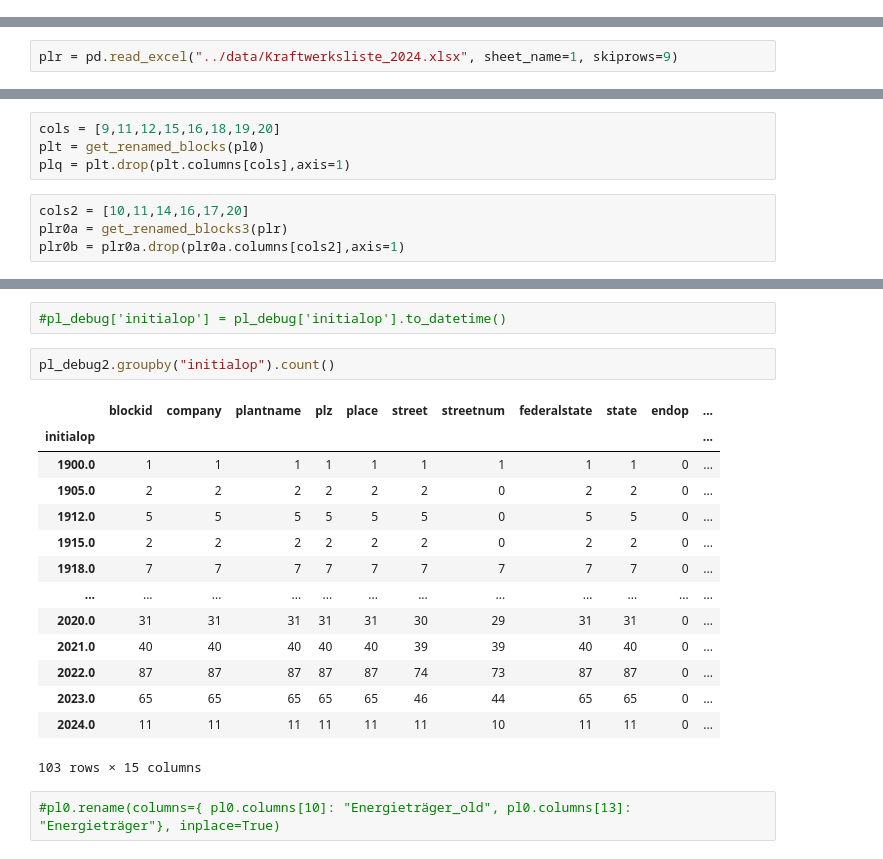
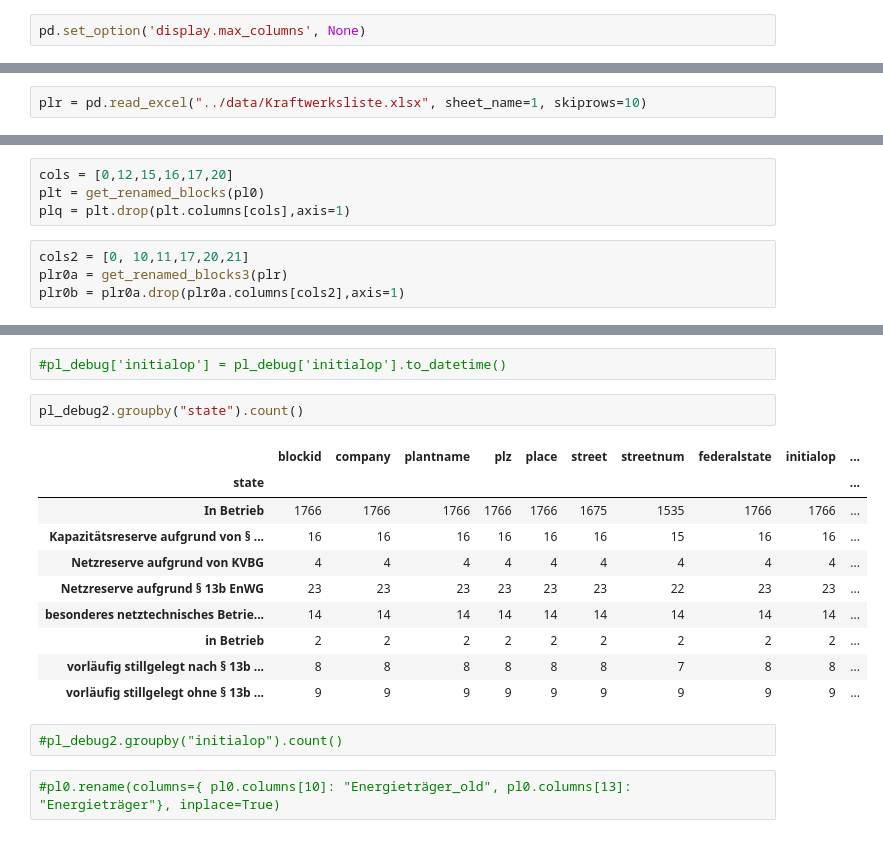
Before and after one commit to sidietz/plantwatch-data, a Jupyter notebook: basic/toblocks-v3.ipynb, the cells around one changed output, grey strips where cells are left out. Drawn from its saved outputs; the diff is of its cells as text.

Commit message:
update to SMARD data 2024

```diff
--- a/basic/toblocks-v3.ipynb
+++ b/basic/toblocks-v3.ipynb
@@ -5,6 +5,8 @@ import numpy as np
 from pandas.api.types import CategoricalDtype
 import re
 from helpers import get_renamed_blocks, get_renamed_blocks3
+# %%
+pd.set_option('display.max_columns', None)
 # %%
 pd.options.mode.chained_assignment = None  # default='warn'
 # %%
@@ -16,4 +19,4 @@ ACTIVE_STATES = ['in Betrieb', 'Kapazitätsreserve', 'Netzreserve', 'Strommarktr
 ENERGIES = ["Kernenergie", "Braunkohle", "Steinkohle", "Erdgas", "Mineralölprodukte", "Abfall", "Biomasse", ""]
 # %%
-plr = pd.read_excel("../data/Kraftwerksliste_2024.xlsx", sheet_name=1, skiprows=9)
+plr = pd.read_excel("../data/Kraftwerksliste.xlsx", sheet_name=1, skiprows=10)
 # %%
@@ -68,9 +71,9 @@ list(plr_bak)
 # %%
-cols = [9,11,12,15,16,18,19,20]
+cols = [0,12,15,16,17,20]
 plt = get_renamed_blocks(pl0)
 plq = plt.drop(plt.columns[cols],axis=1)
 # %%
-cols2 = [10,11,14,16,17,20]
+cols2 = [0, 10,11,17,20,21]
 plr0a = get_renamed_blocks3(plr)
 plr0b = plr0a.drop(plr0a.columns[cols2],axis=1)
 # %%
@@ -204,22 +211,20 @@ pl_debug2['initialop'] = pd.DatetimeIndex(pl_debug2.initialop).year
 # %%
 #pl_debug['initialop'] = pl_debug['initialop'].to_datetime()
 # %%
-pl_debug2.groupby("initialop").count()
+pl_debug2.groupby("state").count()
 # %% [output]
-|  | blockid | company | plantname | plz | place | street | streetnum | federalstate | state | endop | ... |
-| initialop |  |  |  |  |  |  |  |  |  |  | ... |
-| 1900.0 | 1 | 1 | 1 | 1 | 1 | 1 | 1 | 1 | 1 | 0 | ... |
-| 1905.0 | 2 | 2 | 2 | 2 | 2 | 2 | 0 | 2 | 2 | 0 | ... |
-| 1912.0 | 5 | 5 | 5 | 5 | 5 | 5 | 0 | 5 | 5 | 0 | ... |
-| 1915.0 | 2 | 2 | 2 | 2 | 2 | 2 | 0 | 2 | 2 | 0 | ... |
-| 1918.0 | 7 | 7 | 7 | 7 | 7 | 7 | 7 | 7 | 7 | 0 | ... |
-| ... | ... | ... | ... | ... | ... | ... | ... | ... | ... | ... | ... |
-| 2020.0 | 31 | 31 | 31 | 31 | 31 | 30 | 29 | 31 | 31 | 0 | ... |
-| 2021.0 | 40 | 40 | 40 | 40 | 40 | 39 | 39 | 40 | 40 | 0 | ... |
-| 2022.0 | 87 | 87 | 87 | 87 | 87 | 74 | 73 | 87 | 87 | 0 | ... |
-| 2023.0 | 65 | 65 | 65 | 65 | 65 | 46 | 44 | 65 | 65 | 0 | ... |
-| 2024.0 | 11 | 11 | 11 | 11 | 11 | 11 | 10 | 11 | 11 | 0 | ... |
+|  | blockid | company | plantname | plz | place | street | streetnum | federalstate | initialop | ... |
+| state |  |  |  |  |  |  |  |  |  | ... |
+| In Betrieb | 1766 | 1766 | 1766 | 1766 | 1766 | 1675 | 1535 | 1766 | 1766 | ... |
+| Kapazitätsreserve aufgrund von § ... | 16 | 16 | 16 | 16 | 16 | 16 | 15 | 16 | 16 | ... |
+| Netzreserve aufgrund von KVBG | 4 | 4 | 4 | 4 | 4 | 4 | 4 | 4 | 4 | ... |
+| Netzreserve aufgrund § 13b EnWG | 23 | 23 | 23 | 23 | 23 | 23 | 22 | 23 | 23 | ... |
+| besonderes netztechnisches Betrie... | 14 | 14 | 14 | 14 | 14 | 14 | 14 | 14 | 14 | ... |
+| in Betrieb | 2 | 2 | 2 | 2 | 2 | 2 | 2 | 2 | 2 | ... |
+| vorläufig stillgelegt nach § 13b ... | 8 | 8 | 8 | 8 | 8 | 8 | 7 | 8 | 8 | ... |
+| vorläufig stillgelegt ohne § 13b ... | 9 | 9 | 9 | 9 | 9 | 9 | 9 | 9 | 9 | ... |
-103 rows × 15 columns
+# %%
+#pl_debug2.groupby("initialop").count()
 # %%
 #pl0.rename(columns={ pl0.columns[10]: "Energieträger_old", pl0.columns[13]: "Energieträger"}, inplace=True)
 # %%
```
Also changed, not shown: parts of 63 cells of this notebook, 8 other files.
